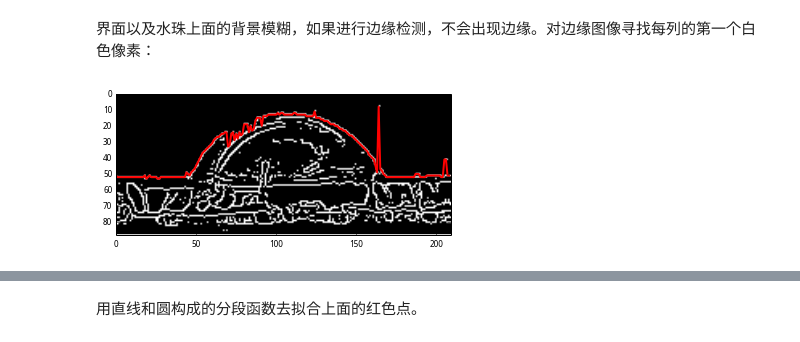
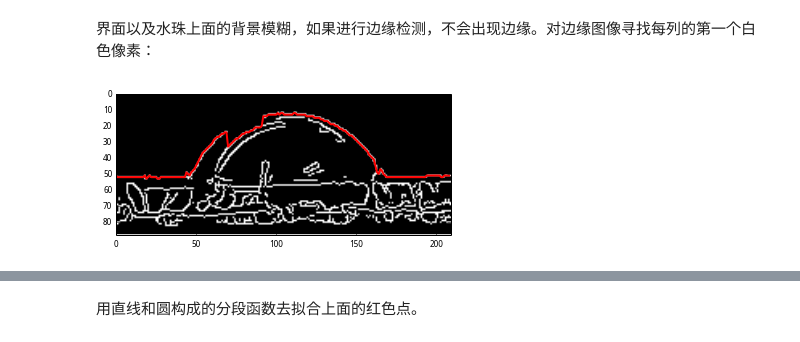
Before and after one commit to ruoyu0088/openbooks, a Jupyter notebook: contact_angle.ipynb, the cells around one changed output, grey strips where cells are left out. Saved outputs shown, nothing was run; the diff lists cells and outputs as text; code cells hidden in the pictures.

```diff
--- a/contact_angle.ipynb
+++ b/contact_angle.ipynb
@@ -15,11 +15,11 @@ pl.imshow(img[:,:,::-1]);
 界面以及水珠上面的背景模糊，如果进行边缘检测，不会出现边缘。对边缘图像寻找每列的第一个白色像素：
 # %%
 th = 80
-edge = cv2.Canny(img, th, th)
+edge = cv2.Canny(img, th, th*2)
 Y = edge.argmax(axis=0)
 X = pl.arange(edge.shape[1])
 pl.imshow(edge, cmap="gray")
 pl.plot(X, Y, "r")
 pl.axis([0, w, h, 0]);
 # %% [output]
-[figure, old version]
+[figure, new version]
```
Also changed, not shown: parts of 17 cells of this notebook.
